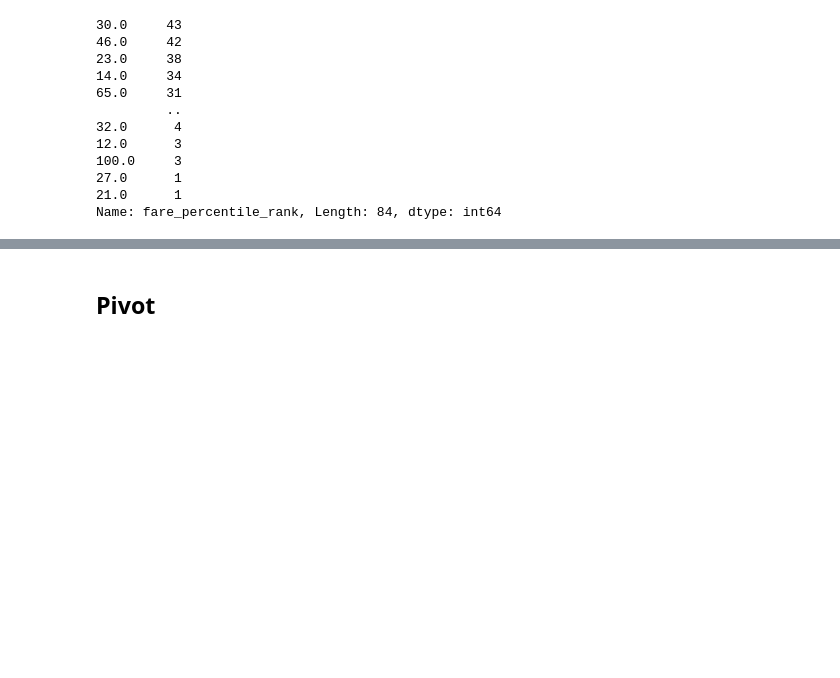
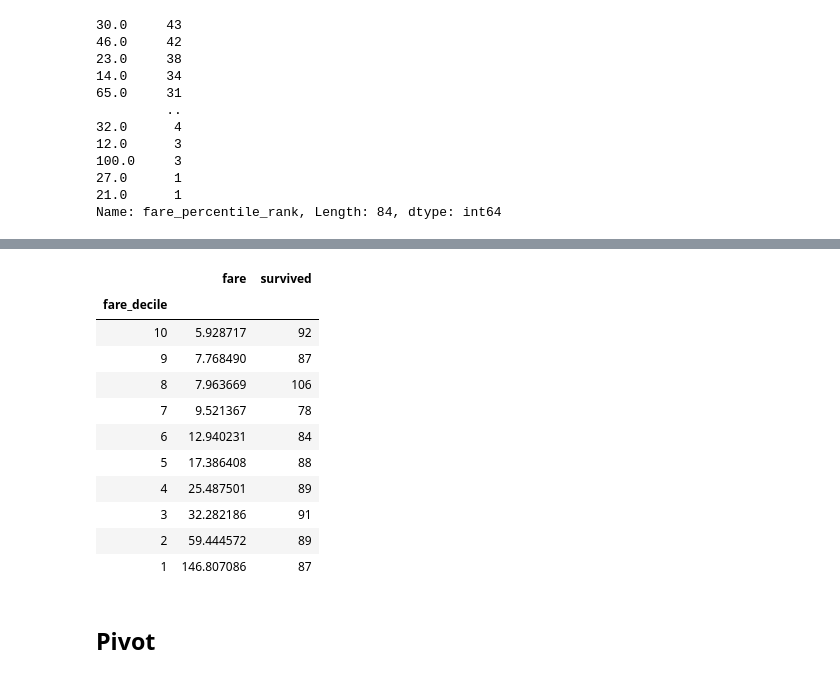
Before and after one commit to raysunau/python_data_analytics, a Jupyter notebook: Python_pandas_SQL.ipynb, the cells around one changed output, grey strips where cells are left out. Drawn from its saved outputs; the diff is of its cells as text; code cells hidden in the pictures; blank space fills up the shorter version.

Commit message:
add percentile decile examples

```diff
--- a/Python_pandas_SQL.ipynb
+++ b/Python_pandas_SQL.ipynb
@@ -596,3 +596,6 @@ pd.value_counts(df_demo.fare_percentile_rank)
 Name: fare_percentile_rank, Length: 84, dtype: int64
 # %%
 # To Do: add qcut example to calculate percentile
+# %%
+df_demo['fare_decile'] = pd.qcut(df_demo['fare'], 10, labels=np.arange(10, 0, -1))
+df_demo.groupby("fare_decile").size()
@@ -599,3 +615,18 @@ Name: fare_percentile_rank, Length: 84, dtype: int64
+# %%
+df_demo.groupby("fare_decile").agg({"fare":np.mean, "survived":np.size})
+# %% [output]
+|  | fare | survived |
+| fare_decile |  |  |
+| 10 | 5.928717 | 92 |
+| 9 | 7.768490 | 87 |
+| 8 | 7.963669 | 106 |
+| 7 | 9.521367 | 78 |
+| 6 | 12.940231 | 84 |
+| 5 | 17.386408 | 88 |
+| 4 | 25.487501 | 89 |
+| 3 | 32.282186 | 91 |
+| 2 | 59.444572 | 89 |
+| 1 | 146.807086 | 87 |
 # %% [markdown]
 ## Pivot
 # %% [markdown]
```
Also changed, not shown: parts of 1 cell of this notebook.
